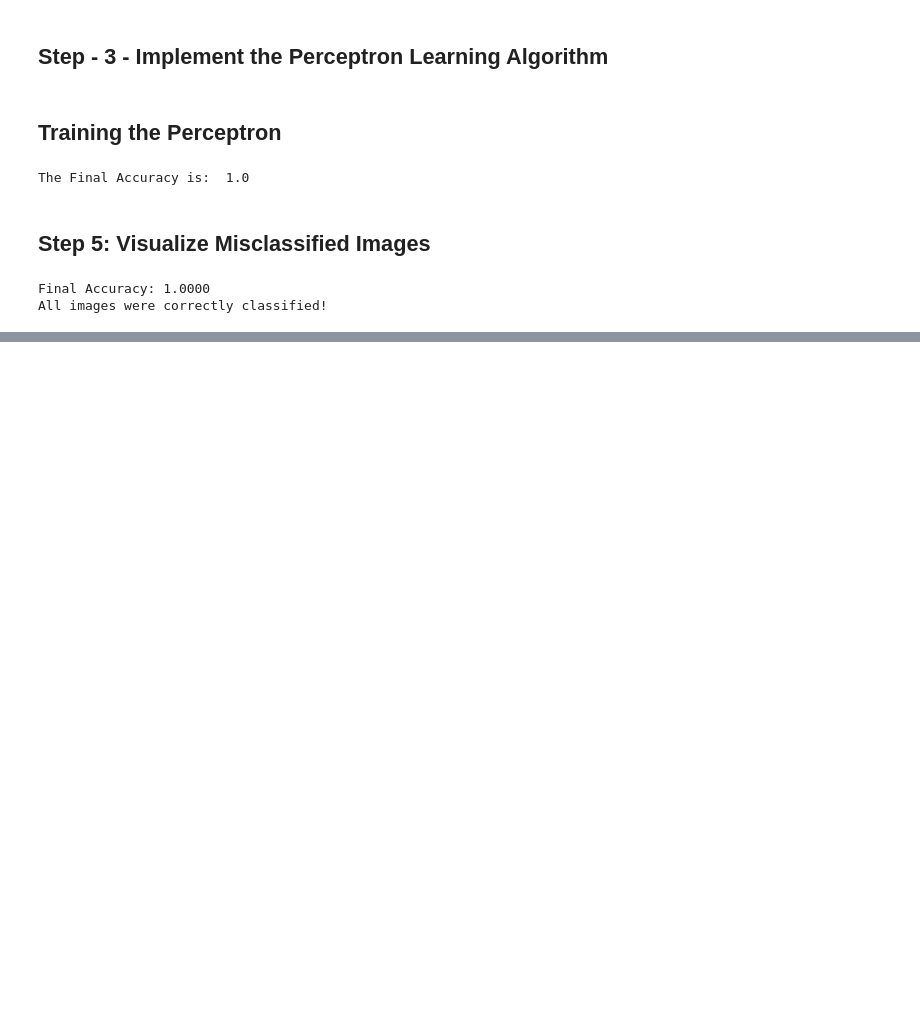
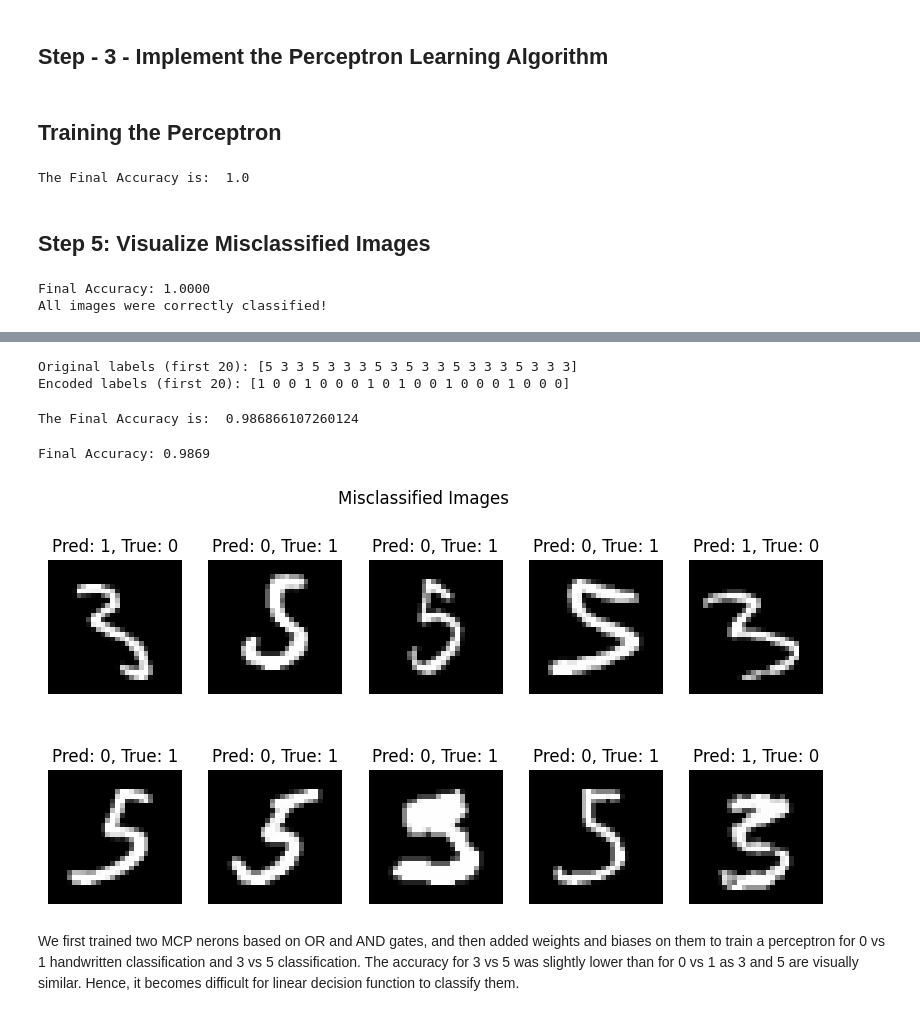
Before and after one commit to rohitkhadka314/6CS012, a Jupyter notebook: Workshops/2407942_RohitKhadka_Workshop3.ipynb, the cells around one changed output, grey strips where cells are left out. Drawn from its saved outputs; the diff is of its cells as text; code cells hidden in the pictures; blank space fills up the shorter version.

```diff
--- a/Workshops/2407942_RohitKhadka_Workshop3.ipynb
+++ b/Workshops/2407942_RohitKhadka_Workshop3.ipynb
@@ -232,0 +272,14 @@ All images were correctly classified!
+# %%
+#lets encode the labels 3 and 5 to 0 and 1 respectively for binary classification
+y_encoded = np.where(y == 3, 0, 1)  # Encode
+print("Original labels (first 20):", y[:20])
+print("Encoded labels (first 20):", y_encoded[:20])
+# %% [output]
+Original labels (first 20): [5 3 3 5 3 3 3 5 3 5 3 3 5 3 3 3 5 3 3 3]
+Encoded labels (first 20): [1 0 0 1 0 0 0 1 0 1 0 0 1 0 0 0 1 0 0 0]
+# %%
+# Initialize weights and bias
+weights = np.zeros(X.shape[1])  # 784 weights (one for each pixel)
+bias = 0
+learning_rate = 0.1
+epochs = 100
@@ -232,0 +343,34 @@ All images were correctly classified!
+# %%
+# After training the model with the perceptron_learning_algorithm
+weights, bias, accuracy = train_perceptron(X, y_encoded, weights, bias)
+
+# Evaluate the model using the new function
+print("The Final Accuracy is: ", accuracy)
+# %% [output]
+The Final Accuracy is:  0.986866107260124
+# %%
+# Get predictions for all data points
+predictions = np.dot(X, weights) + bias
+y_pred = np.where(predictions >= 0, 1, 0)
+
+# Calculate final accuracy
+final_accuracy = np.mean(y_pred == y_encoded)
+print(f"Final Accuracy: {final_accuracy:.4f}")
+
+# Step 5: Visualize Misclassified Images
+misclassified_idx = np.where(y_pred != y_encoded)[0]
+if len(misclassified_idx) > 0:
+    fig, axes = plt.subplots(2, 5, figsize=(10, 5))
+    for ax, idx in zip(axes.flat, misclassified_idx[:10]):  # Show 10 misclassified images
+        ax.imshow(X[idx].reshape(28, 28), cmap="gray")
+        ax.set_title(f"Pred: {y_pred[idx]}, True: {y_encoded[idx]}")
+        ax.axis("off")
+    plt.suptitle("Misclassified Images")
+    plt.show()
+else:
+    print("All images were correctly classified!")
+# %% [output]
+Final Accuracy: 0.9869
+[figure, added]
+# %% [markdown]
+We first trained two MCP nerons based on OR and AND gates, and then added weights and biases on them to train a perceptron for 0 vs 1 handwritten classification and 3 vs 5 classification. The accuracy for 3 vs 5 was slightly lower than for 0 vs 1 as 3 and 5 are visually similar. Hence, it becomes difficult for linear decision function to classify them.
```
Also changed, not shown: parts of 5 cells of this notebook, 7 other files.
